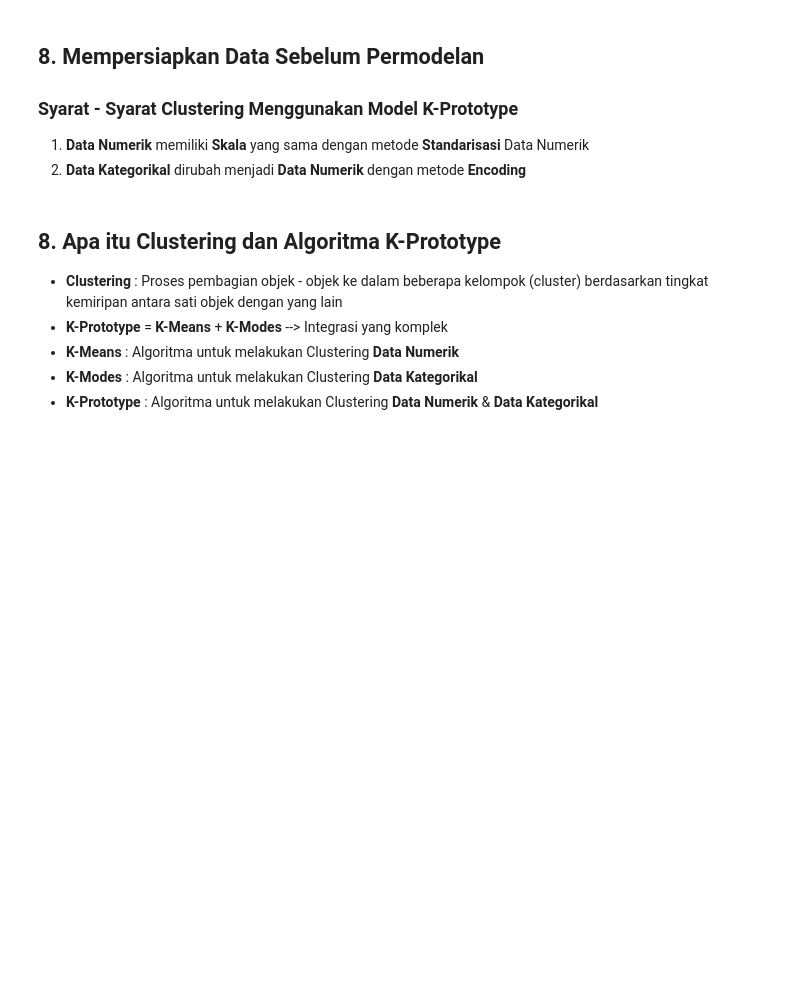
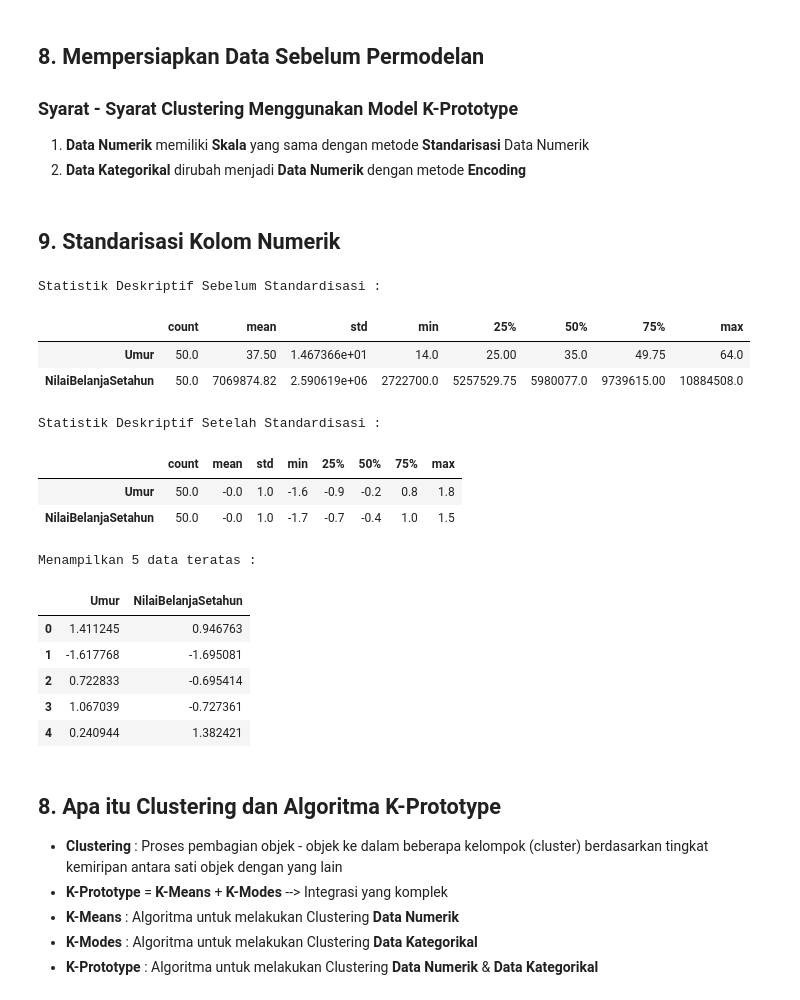
Before and after one commit to UsepSyaikalArifin/basic_machine_learning, a Jupyter notebook: data_science_in_marketing_customer_segmentation_with_python.ipynb, the cells around one changed output. Drawn from its saved outputs; the diff is of its cells as text; code cells hidden in the pictures; blank space fills up the shorter version.

Commit message:
Standarisasi Kolom Numerik

```diff
--- a/data_science_in_marketing_customer_segmentation_with_python.ipynb
+++ b/data_science_in_marketing_customer_segmentation_with_python.ipynb
@@ -182,6 +182,51 @@ plt.show()
   <li><strong>Data Numerik</strong> memiliki <strong>Skala</strong> yang sama dengan metode <strong>Standarisasi</strong> Data Numerik</li>
   <li><strong>Data Kategorikal</strong> dirubah menjadi <strong>Data Numerik</strong> dengan metode <strong>Encoding</strong></li>
 </ol>
+# %% [markdown]
+<h2>9. Standarisasi Kolom Numerik</h2>
+# %%
+# Library yang digunakan untuk standardisasi
+from sklearn.preprocessing import StandardScaler
+
+# Menyiapkan kolom numerik
+kolom_numerik = ['Umur','NilaiBelanjaSetahun']
+
+# Menampilkan Statistik Deskriptif Sebelum Dilakukan Standardisasi
+print(f"Statistik Deskriptif Sebelum Standardisasi : \n")
+display(df.describe().T)
+
+# Inisiasi Standard Scaler
+std_scaler = StandardScaler()
+
+# Standardisasi kolom numerik
+df_std = std_scaler.fit_transform(df[kolom_numerik])
+
+# Membuat DataFrame
+df_std = pd.DataFrame(data=df_std, index=df.index, columns=df[kolom_numerik].columns)
+
+# Menampilkan Statistik Deskriptif Setelah Dilakukan Standardisasi
+print(f"Statistik Deskriptif Setelah Standardisasi : \n")
+display(df_std.describe().round(1).T)
+
+# Menampilkan 5 data teratas
+print(f"Menampilkan 5 data teratas : \n")
+display(df_std.head())
+# %% [output]
+Statistik Deskriptif Sebelum Standardisasi :
+|  | count | mean | std | min | 25% | 50% | 75% | max |
+| Umur | 50.0 | 37.50 | 1.467366e+01 | 14.0 | 25.00 | 35.0 | 49.75 | 64.0 |
+| NilaiBelanjaSetahun | 50.0 | 7069874.82 | 2.590619e+06 | 2722700.0 | 5257529.75 | 5980077.0 | 9739615.00 | 10884508.0 |
+Statistik Deskriptif Setelah Standardisasi :
+|  | count | mean | std | min | 25% | 50% | 75% | max |
+| Umur | 50.0 | -0.0 | 1.0 | -1.6 | -0.9 | -0.2 | 0.8 | 1.8 |
+| NilaiBelanjaSetahun | 50.0 | -0.0 | 1.0 | -1.7 | -0.7 | -0.4 | 1.0 | 1.5 |
+Menampilkan 5 data teratas :
+|  | Umur | NilaiBelanjaSetahun |
+| 0 | 1.411245 | 0.946763 |
+| 1 | -1.617768 | -1.695081 |
+| 2 | 0.722833 | -0.695414 |
+| 3 | 1.067039 | -0.727361 |
+| 4 | 0.240944 | 1.382421 |
 # %% [markdown]
 <h2>8. Apa itu <strong>Clustering</strong> dan Algoritma <strong>K-Prototype</strong></h2>
 <ul>
```
